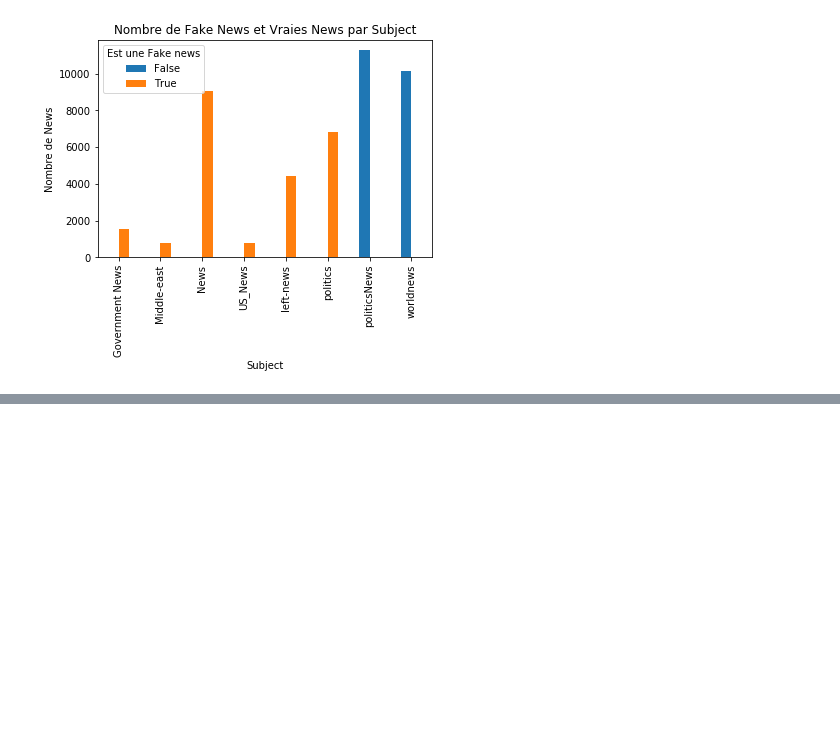
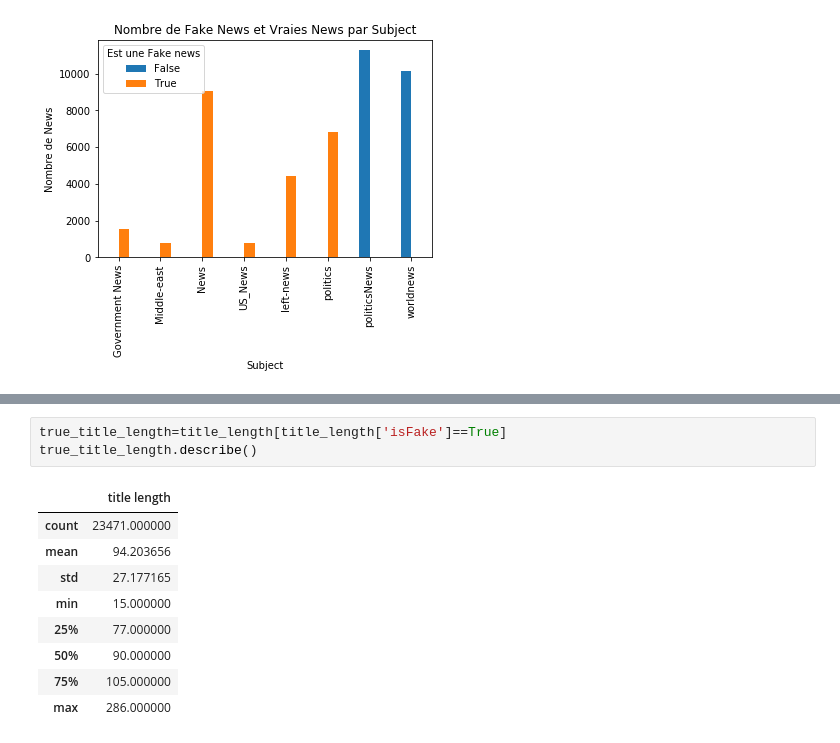
Before and after one commit to BatataNatna/Deep_Fake_project_2024, a Jupyter notebook: Data Analysis.ipynb, the cells around one changed output, grey strips where cells are left out. Drawn from its saved outputs; the diff is of its cells as text; blank space fills up the shorter version.

```diff
--- a/Data Analysis.ipynb
+++ b/Data Analysis.ipynb
@@ -314,0 +346,13 @@ La distribution des fake news et des true news est assez biaisé si on les repro
+# %%
+true_title_length=title_length[title_length['isFake']==True]
+true_title_length.describe()
+# %% [output]
+|  | title length |
+| count | 23471.000000 |
+| mean | 94.203656 |
+| std | 27.177165 |
+| min | 15.000000 |
+| 25% | 77.000000 |
+| 50% | 90.000000 |
+| 75% | 105.000000 |
+| max | 286.000000 |
```
Also changed, not shown: parts of 20 cells of this notebook.
